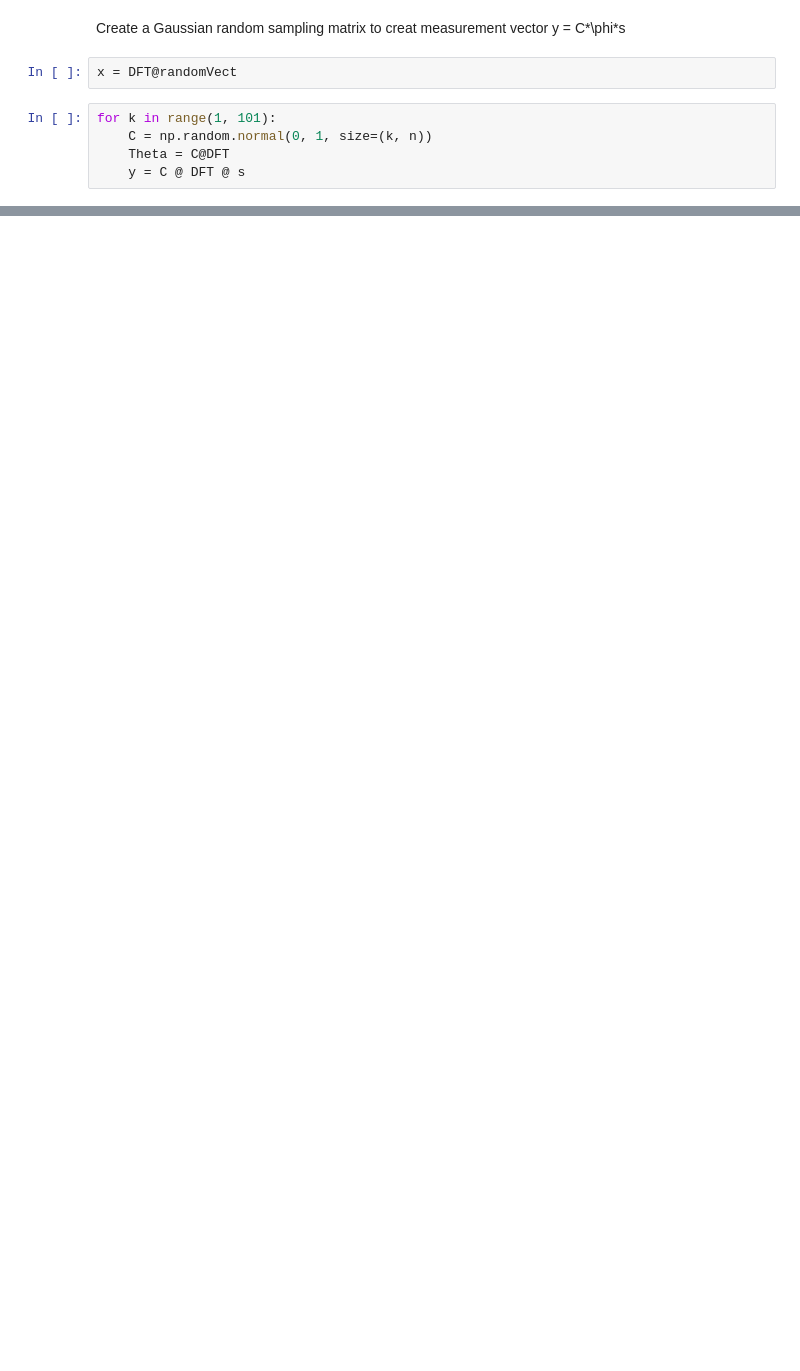
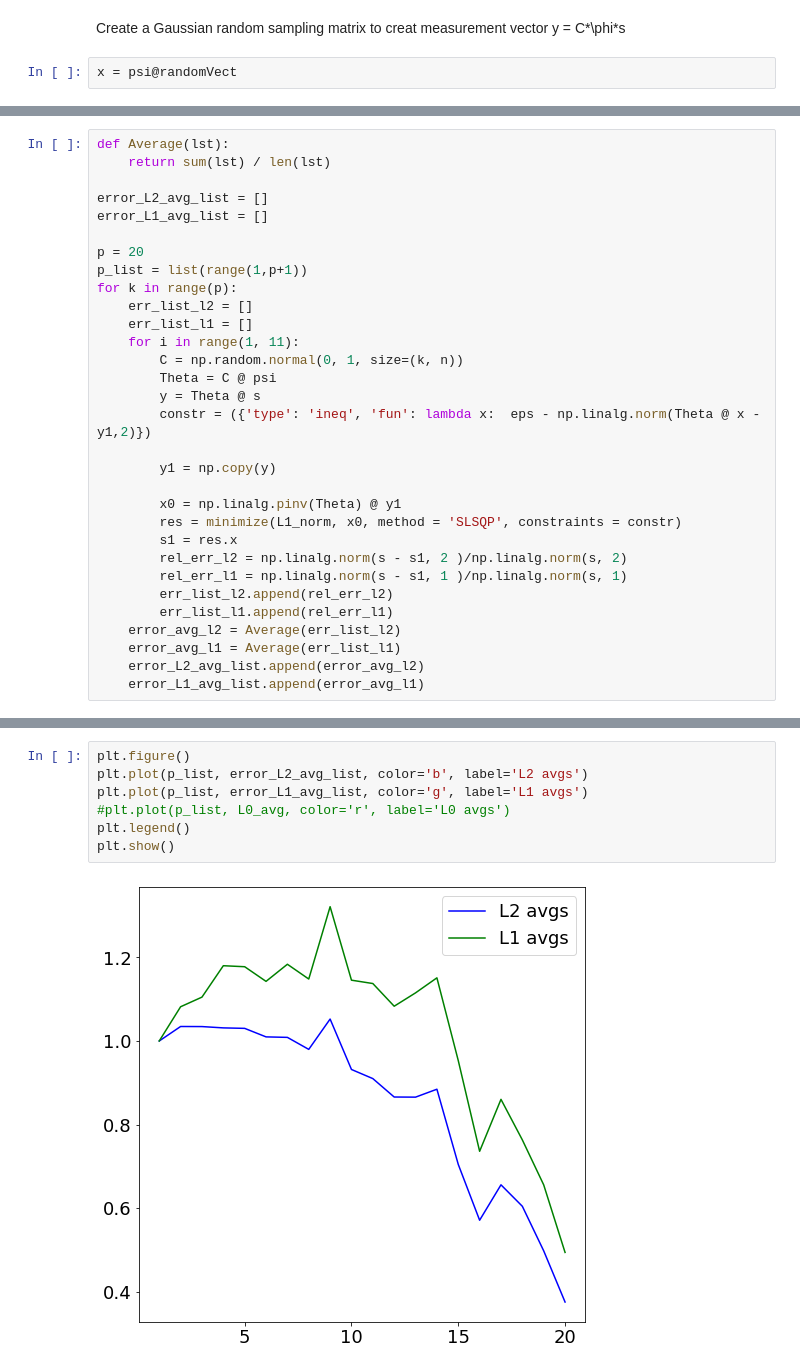
Before and after one commit to jaekimuh/PatternRec_Kim, a Jupyter notebook: HW_3.3.ipynb, the cells around one changed output, grey strips where cells are left out. Drawn from its saved outputs; the diff is of its cells as text; blank space fills up the shorter version.

```diff
--- a/HW_3.3.ipynb
+++ b/HW_3.3.ipynb
@@ -28,12 +29,7 @@ for number in newArray:
 # %% [markdown]
 Create a Gaussian random sampling matrix to creat measurement vector y = C*\phi*s
 # %%
-x = DFT@randomVect
+x = psi@randomVect
-# %%
-for k in range(1, 101):
-    C = np.random.normal(0, 1, size=(k, n))
-    Theta = C@DFT
-    y = C @ DFT @ s
 # %%
 # L1 Minimum norm solution s_L1
 def L1_norm(x):
@@ -67,0 +40,31 @@ array([ 4.96185198e+00,  1.00035567e+00, -5.72890960e-02, -3.01381374e+00,
+# %%
+def Average(lst):
+    return sum(lst) / len(lst)
+
+error_L2_avg_list = []
+error_L1_avg_list = []
+
+p = 20
+p_list = list(range(1,p+1))
+for k in range(p):
+    err_list_l2 = []
+    err_list_l1 = []
+    for i in range(1, 11):
+        C = np.random.normal(0, 1, size=(k, n))
+        Theta = C @ psi
+        y = Theta @ s
+        constr = ({'type': 'ineq', 'fun': lambda x:  eps - np.linalg.norm(Theta @ x - y1,2)})
+
+        y1 = np.copy(y)
+
+        x0 = np.linalg.pinv(Theta) @ y1
+        res = minimize(L1_norm, x0, method = 'SLSQP', constraints = constr)
+        s1 = res.x
+        rel_err_l2 = np.linalg.norm(s - s1, 2 )/np.linalg.norm(s, 2)
+        rel_err_l1 = np.linalg.norm(s - s1, 1 )/np.linalg.norm(s, 1)
+        err_list_l2.append(rel_err_l2)
+        err_list_l1.append(rel_err_l1)
+    error_avg_l2 = Average(err_list_l2)
+    error_avg_l1 = Average(err_list_l1)
+    error_L2_avg_list.append(error_avg_l2)
+    error_L1_avg_list.append(error_avg_l1)
@@ -67,0 +75,9 @@ array([ 4.96185198e+00,  1.00035567e+00, -5.72890960e-02, -3.01381374e+00,
+# %%
+plt.figure()
+plt.plot(p_list, error_L2_avg_list, color='b', label='L2 avgs')
+plt.plot(p_list, error_L1_avg_list, color='g', label='L1 avgs')
+#plt.plot(p_list, L0_avg, color='r', label='L0 avgs')
+plt.legend()
+plt.show()
+# %% [output]
+[figure, added]
```
Also changed, not shown: parts of 6 cells of this notebook.
